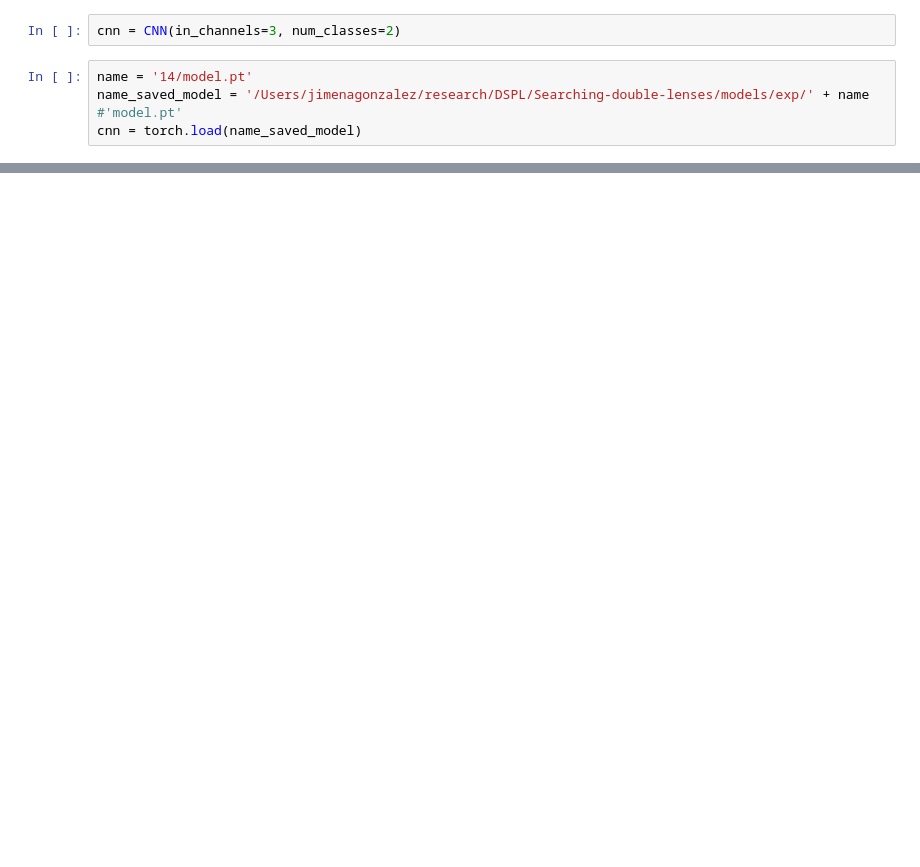
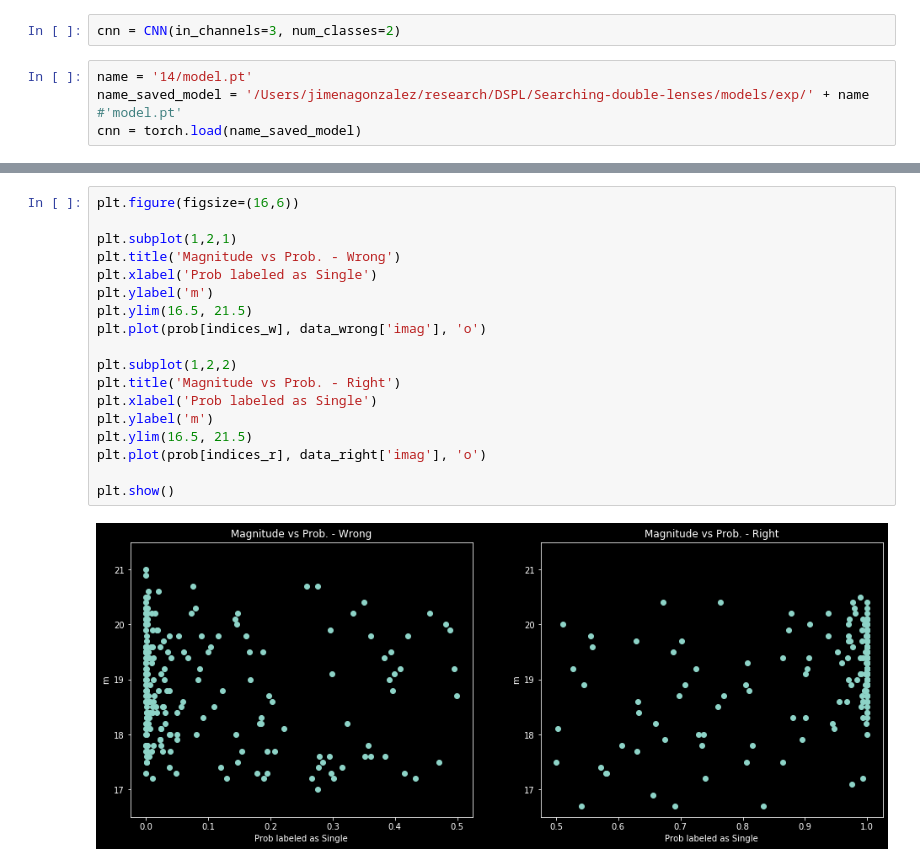
Before and after one commit to JimenaGonzalez/Searching-double-lenses, a Jupyter notebook: real_lenses/Real_lenses_test.ipynb, the cells around one changed output, grey strips where cells are left out. Cells and saved outputs as stored; diff of their text form; blank space fills up the shorter version.

```diff
--- a/real_lenses/Real_lenses_test.ipynb
+++ b/real_lenses/Real_lenses_test.ipynb
@@ -231,0 +265,20 @@ Right
+# %%
+plt.figure(figsize=(16,6))
+
+plt.subplot(1,2,1)
+plt.title('Magnitude vs Prob. - Wrong')
+plt.xlabel('Prob labeled as Single')
+plt.ylabel('m')
+plt.ylim(16.5, 21.5)
+plt.plot(prob[indices_w], data_wrong['imag'], 'o')
+
+plt.subplot(1,2,2)
+plt.title('Magnitude vs Prob. - Right')
+plt.xlabel('Prob labeled as Single')
+plt.ylabel('m')
+plt.ylim(16.5, 21.5)
+plt.plot(prob[indices_r], data_right['imag'], 'o')
+
+plt.show()
+# %% [output]
+[figure, added]
```
Also changed, not shown: parts of 12 cells of this notebook.
